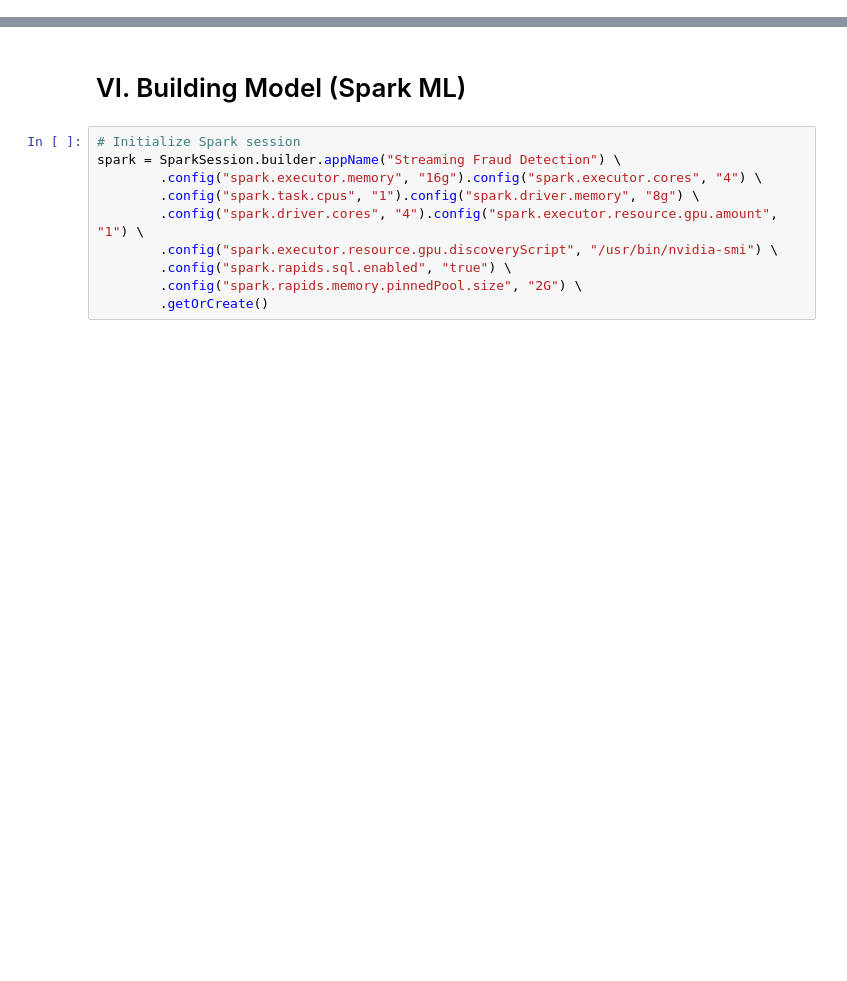
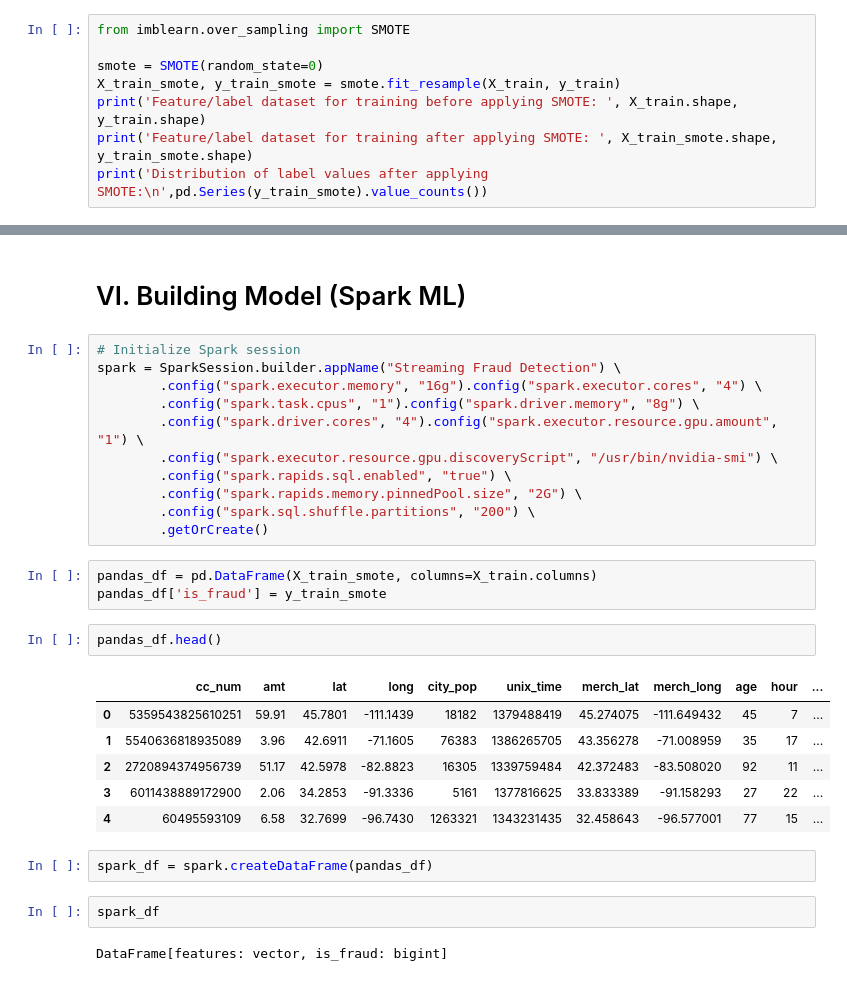
Before and after one commit to 23092003e/Streaming-Fraud-Detection, a Jupyter notebook: Fraud_Detection.ipynb, the cells around one changed output, grey strips where cells are left out. Drawn from its saved outputs; the diff is of its cells as text; blank space fills up the shorter version.

```diff
--- a/Fraud_Detection.ipynb
+++ b/Fraud_Detection.ipynb
@@ -472,3 +470,11 @@ Oversampling before splitting the data can allow the exact same observations to
 # %% [markdown]
 ![](https://dataaspirant.com/wp-content/uploads/2020/08/10-oversampling.png)
 Picture Credit: https://dataaspirant.com
+# %%
+from imblearn.over_sampling import SMOTE
+
+smote = SMOTE(random_state=0)
+X_train_smote, y_train_smote = smote.fit_resample(X_train, y_train)
+print('Feature/label dataset for training before applying SMOTE: ', X_train.shape, y_train.shape)
+print('Feature/label dataset for training after applying SMOTE: ', X_train_smote.shape, y_train_smote.shape)
+print('Distribution of label values after applying SMOTE:\n',pd.Series(y_train_smote).value_counts())
@@ -483,4 +497,23 @@ spark = SparkSession.builder.appName("Streaming Fraud Detection") \
         .config("spark.executor.resource.gpu.discoveryScript", "/usr/bin/nvidia-smi") \
         .config("spark.rapids.sql.enabled", "true") \
         .config("spark.rapids.memory.pinnedPool.size", "2G") \
+        .config("spark.sql.shuffle.partitions", "200") \
         .getOrCreate()
+# %%
+pandas_df = pd.DataFrame(X_train_smote, columns=X_train.columns)
+pandas_df['is_fraud'] = y_train_smote
+# %%
+pandas_df.head()
+# %% [output]
+|  | cc_num | amt | lat | long | city_pop | unix_time | merch_lat | merch_long | age | hour | ... |
+| 0 | 5359543825610251 | 59.91 | 45.7801 | -111.1439 | 18182 | 1379488419 | 45.274075 | -111.649432 | 45 | 7 | ... |
+| 1 | 5540636818935089 | 3.96 | 42.6911 | -71.1605 | 76383 | 1386265705 | 43.356278 | -71.008959 | 35 | 17 | ... |
+| 2 | 2720894374956739 | 51.17 | 42.5978 | -82.8823 | 16305 | 1339759484 | 42.372483 | -83.508020 | 92 | 11 | ... |
+| 3 | 6011438889172900 | 2.06 | 34.2853 | -91.3336 | 5161 | 1377816625 | 33.833389 | -91.158293 | 27 | 22 | ... |
+| 4 | 60495593109 | 6.58 | 32.7699 | -96.7430 | 1263321 | 1343231435 | 32.458643 | -96.577001 | 77 | 15 | ... |
+# %%
+spark_df = spark.createDataFrame(pandas_df)
+# %%
+spark_df
+# %% [output]
+DataFrame[features: vector, is_fraud: bigint]
```
Also changed, not shown: parts of 10 cells of this notebook.
